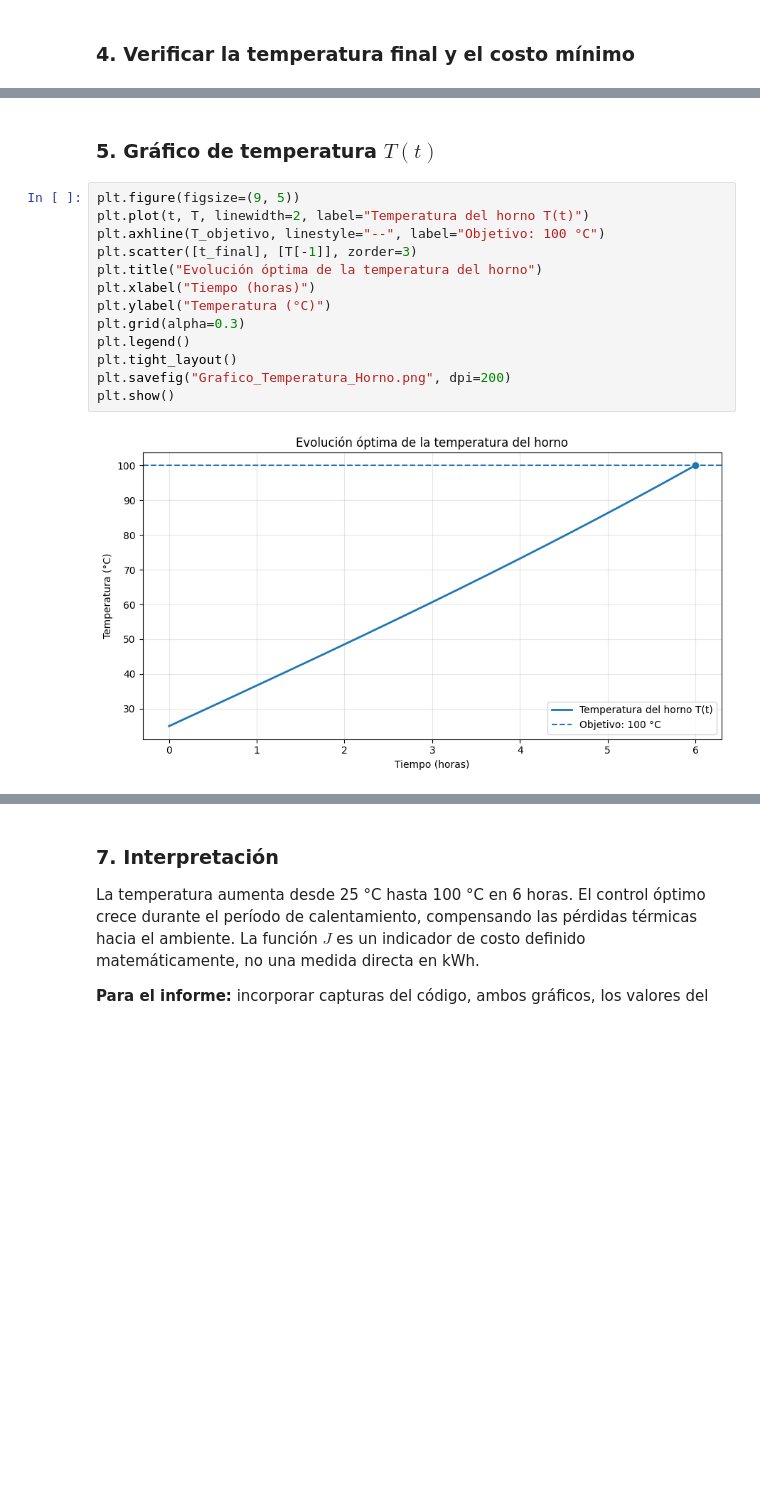
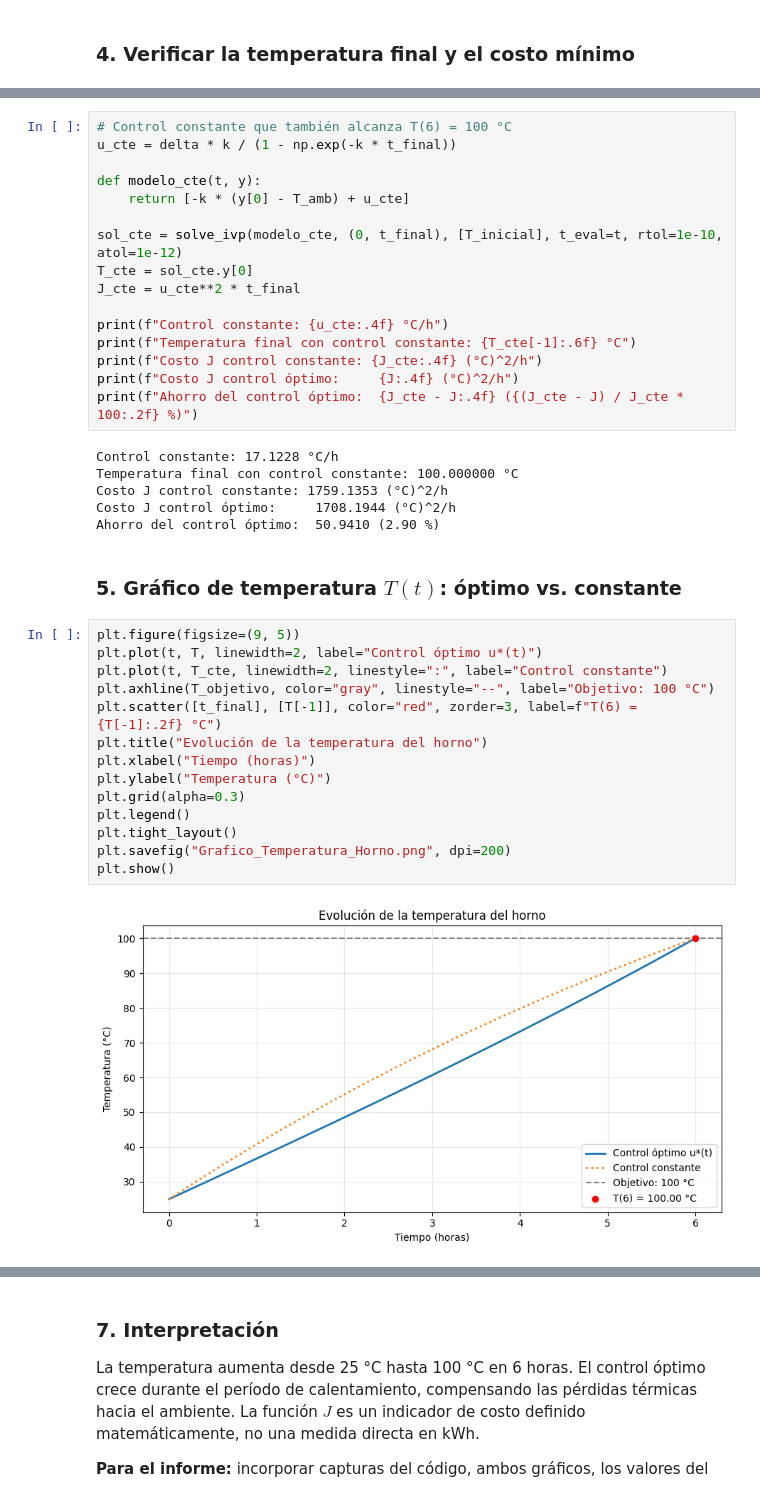
Before and after one commit to maikel3333/Modelos-estocasticos, a Jupyter notebook: Taller_Sumativo_Modelos_Estocasticos_S3_Colab.ipynb, the cells around one changed output, grey strips where cells are left out. Drawn from its saved outputs; the diff is of its cells as text; blank space fills up the shorter version.

```diff
--- a/Taller_Sumativo_Modelos_Estocasticos_S3_Colab.ipynb
+++ b/Taller_Sumativo_Modelos_Estocasticos_S3_Colab.ipynb
@@ -69,18 +82,41 @@ assert error_final < 1e-5, "No se alcanzó la temperatura objetivo"
+# %%
+# Control constante que también alcanza T(6) = 100 °C
+u_cte = delta * k / (1 - np.exp(-k * t_final))
+
+def modelo_cte(t, y):
+    return [-k * (y[0] - T_amb) + u_cte]
+
+sol_cte = solve_ivp(modelo_cte, (0, t_final), [T_inicial], t_eval=t, rtol=1e-10, atol=1e-12)
+T_cte = sol_cte.y[0]
+J_cte = u_cte**2 * t_final
+
+print(f"Control constante: {u_cte:.4f} °C/h")
+print(f"Temperatura final con control constante: {T_cte[-1]:.6f} °C")
+print(f"Costo J control constante: {J_cte:.4f} (°C)^2/h")
+print(f"Costo J control óptimo:     {J:.4f} (°C)^2/h")
+print(f"Ahorro del control óptimo:  {J_cte - J:.4f} ({(J_cte - J) / J_cte * 100:.2f} %)")
+# %% [output]
+Control constante: 17.1228 °C/h
+Temperatura final con control constante: 100.000000 °C
+Costo J control constante: 1759.1353 (°C)^2/h
+Costo J control óptimo:     1708.1944 (°C)^2/h
+Ahorro del control óptimo:  50.9410 (2.90 %)
 # %% [markdown]
-### 5. Gráfico de temperatura $T(t)$
+### 5. Gráfico de temperatura $T(t)$: óptimo vs. constante
 # %%
 plt.figure(figsize=(9, 5))
-plt.plot(t, T, linewidth=2, label="Temperatura del horno T(t)")
-plt.axhline(T_objetivo, linestyle="--", label="Objetivo: 100 °C")
-plt.scatter([t_final], [T[-1]], zorder=3)
-plt.title("Evolución óptima de la temperatura del horno")
+plt.plot(t, T, linewidth=2, label="Control óptimo u*(t)")
+plt.plot(t, T_cte, linewidth=2, linestyle=":", label="Control constante")
+plt.axhline(T_objetivo, color="gray", linestyle="--", label="Objetivo: 100 °C")
+plt.scatter([t_final], [T[-1]], color="red", zorder=3, label=f"T(6) = {T[-1]:.2f} °C")
+plt.title("Evolución de la temperatura del horno")
 plt.xlabel("Tiempo (horas)")
 plt.ylabel("Temperatura (°C)")
 plt.grid(alpha=0.3)
 plt.legend()
 plt.tight_layout()
 plt.savefig("Grafico_Temperatura_Horno.png", dpi=200)
 plt.show()
 # %% [output]
-[figure, old version]
+[figure, new version]
 # %% [markdown]
```
Also changed, not shown: parts of 5 cells of this notebook.
